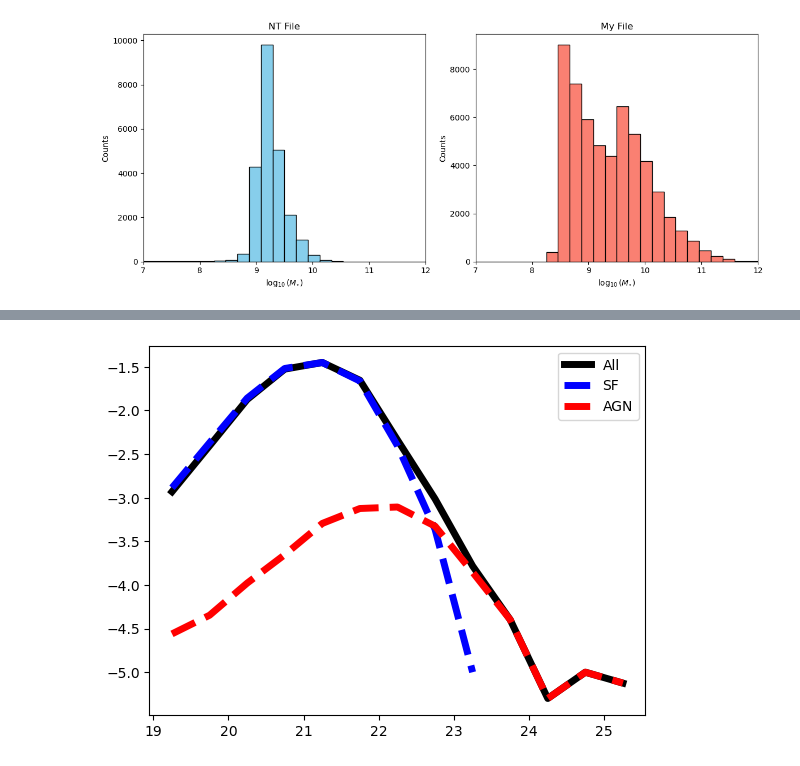
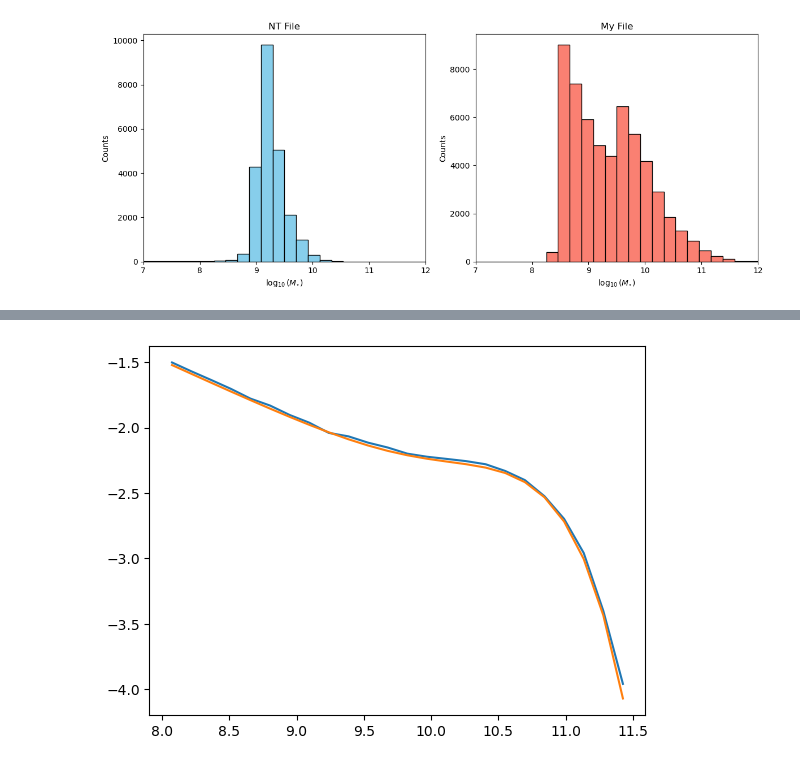
Before and after one commit to arjuns2197/simba_rlf_code, a Jupyter notebook: random_rough_work.ipynb, the cells around one changed output, grey strips where cells are left out. Cells and saved outputs as stored; diff of their text form; code cells hidden in the pictures.

Commit message:
Mock RLF Generated

```diff
--- a/random_rough_work.ipynb
+++ b/random_rough_work.ipynb
@@ -272,7 +195,0 @@ def plot_rlf(df, filename, ax):
-# %%
-fig, ax = plt.subplots(1)
-
-plot_rlf(df_simba, "my_file", ax)
-plt.show()
-# %% [output]
-[figure, removed]
@@ -278,0 +214,31 @@ plt.show()
+# %%
+log_M_star = 10.66
+phi1 = 3.96e-3
+alpha1 = -0.35
+phi2 = 0.79e-3
+alpha2 = -1.47
+
+volume = (100/0.68)**3
+num_samples = volume*quad(lambda log_mass: funcs.baldry_gsmf_logspace(10**log_mass,log_M_star,
+                                                                phi1, alpha1, phi2, alpha2), 8, 11.5)[0]
+
+num_samples = int(num_samples)
+
+log_mass = generate_mock_galaxies_baldry(log_M_star, phi1, alpha1, phi2, alpha2, num_samples)
+# %%
+nbins = 25
+bins = np.linspace(8,11.5,nbins)
+bins_centers = (bins[1:] + bins[:-1])/2
+bin_width = (11.5 - 8)/nbins
+
+counts, _ = np.histogram(log_mass, bins = bins)
+counts_per_dex = counts/bin_width
+
+log_gsmf = np.log10(counts_per_dex/volume)
+log_gsmf_baldry = np.log10(funcs.baldry_gsmf_logspace(10**bins_centers, log_M_star, phi1, alpha1, phi2, alpha2))
+
+plt.plot(bins_centers, log_gsmf)
+plt.plot(bins_centers, log_gsmf_baldry)
+plt.show()
+# %% [output]
+[figure, added]
```
Also changed, not shown: parts of 4 cells of this notebook, 6 other files.
